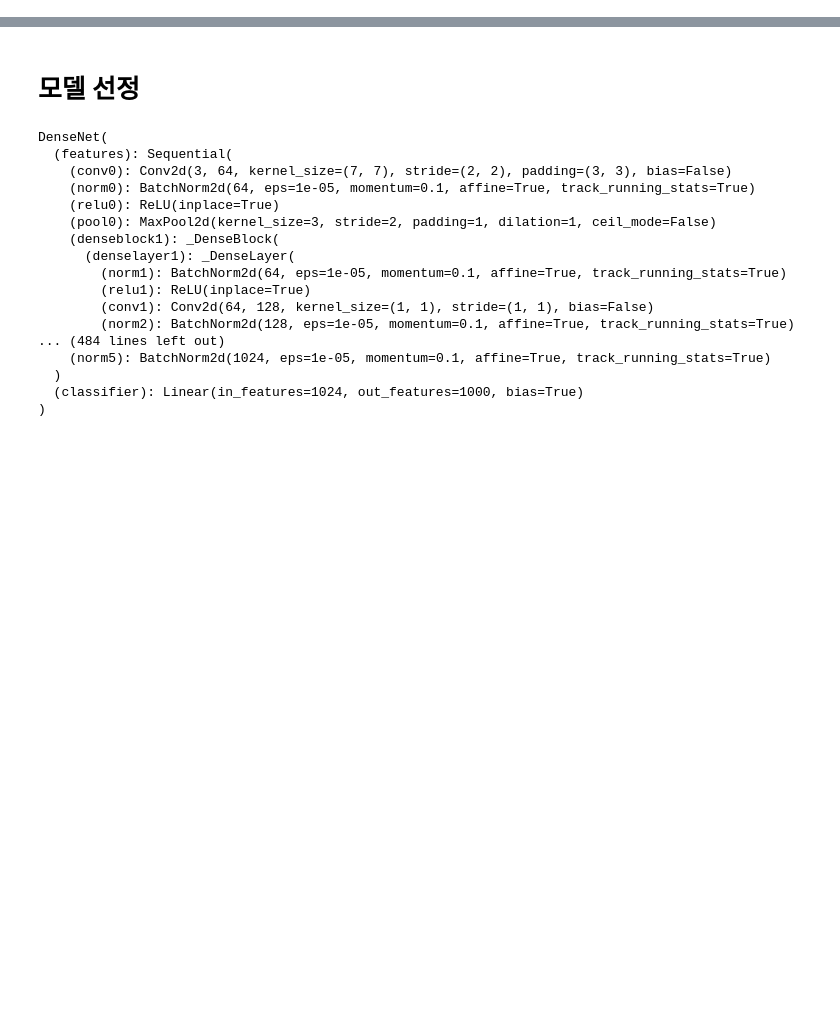
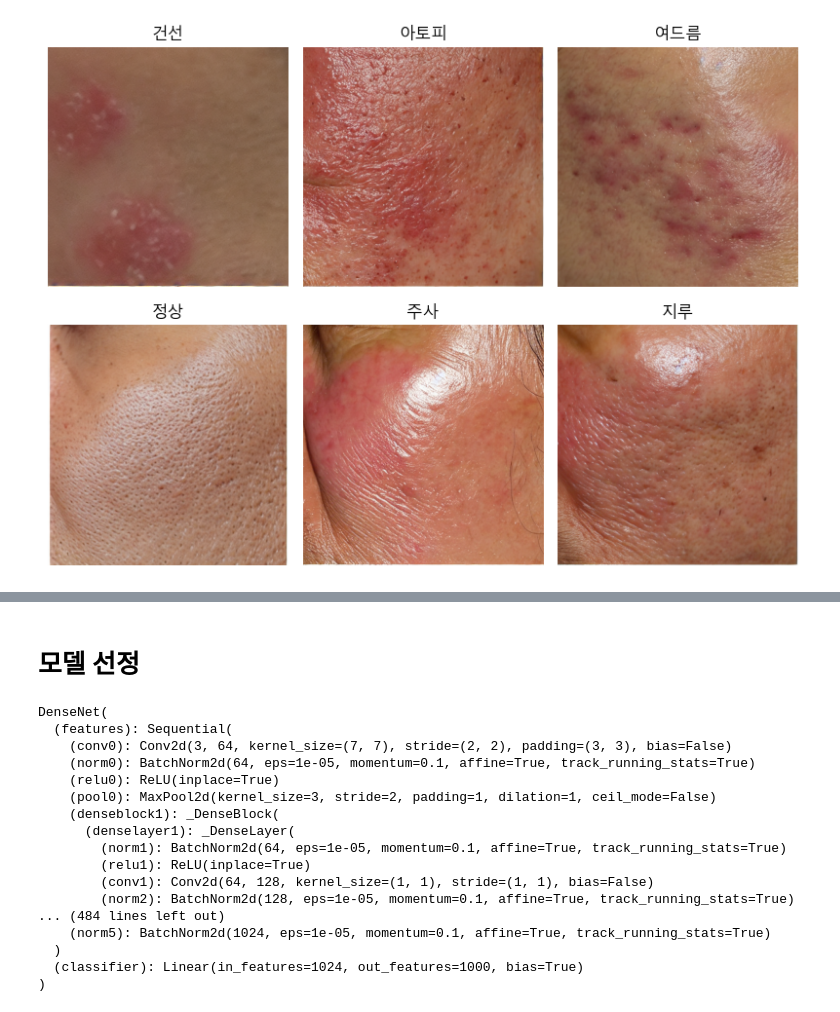
Before and after one commit to Duhoon/dl-trouble-detection, a Jupyter notebook: main.ipynb, the cells around one changed output, grey strips where cells are left out. Cells and saved outputs as stored; diff of their text form; code cells hidden in the pictures; blank space fills up the shorter version.

```diff
--- a/main.ipynb
+++ b/main.ipynb
@@ -106,2 +109,16 @@ validation_dataloader = DataLoader(dataset_valid,shuffle=False)
 # %%
-plt.subplot()
+toImg = transforms.ToPILImage()
+
+fig, axes = plt.subplots(2, 3, figsize=(8,6))
+axes = axes.flatten()
+
+for i, ax in enumerate(axes):
+    img, label = dataset_valid[100 * i]
+    ax.imshow( toImg(img))
+    ax.set_title(dataset_train.classes[i])
+    ax.axis('off')
+
+plt.tight_layout()
+plt.show()
+# %% [output]
+[figure, added]
```
Also changed, not shown: parts of 12 cells of this notebook, 1 other file.
